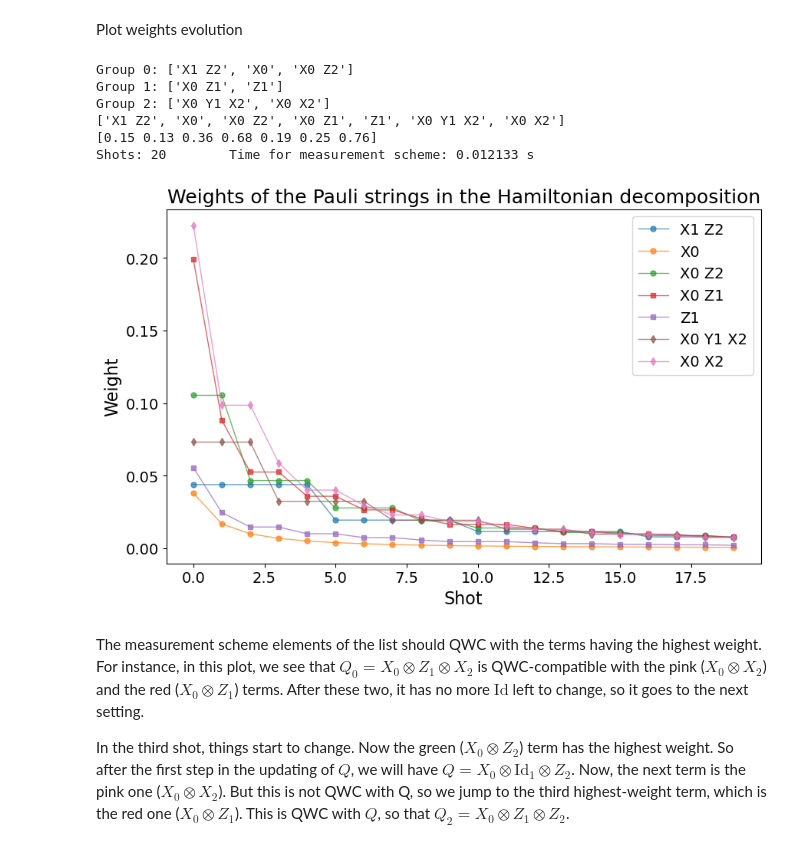
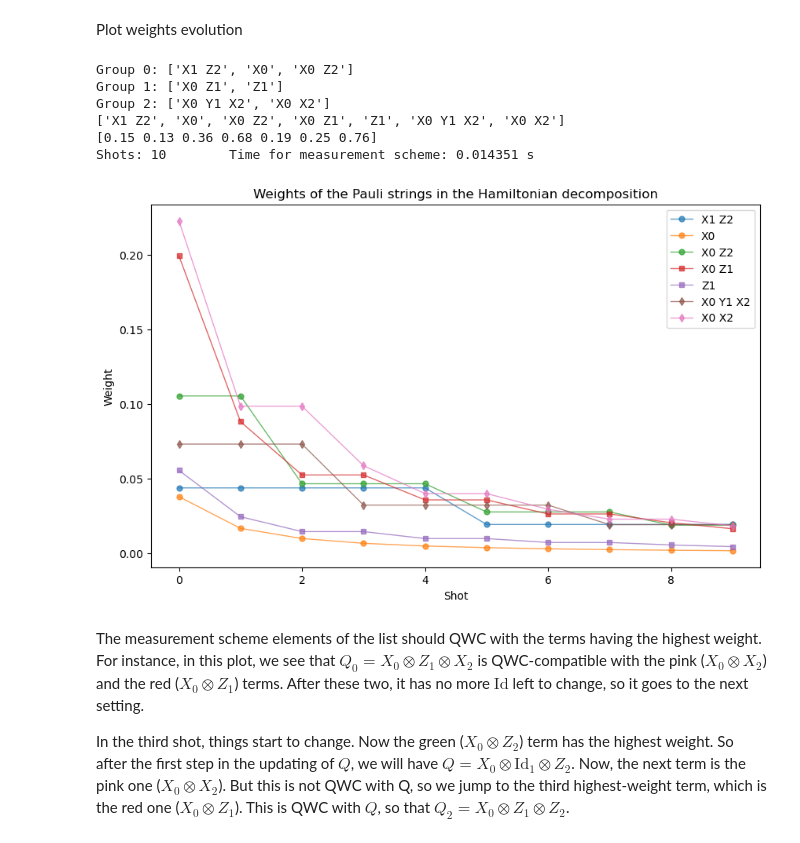
Before and after one commit to Marshhall/Physics_Thesis, a Jupyter notebook: shadow_grouping.ipynb, the cells around one changed output. Cells and saved outputs as stored; diff of their text form; code cells hidden in the pictures.

```diff
--- a/shadow_grouping.ipynb
+++ b/shadow_grouping.ipynb
@@ -618,37 +618,37 @@ for i, group in enumerate(grouped_obs):
     print(f"Group {i}: {[format_pauli_word(obs) for obs in group]}")
 
 print([format_pauli_word(op) for op in H.ops])
 print(H.coeffs)
 
-meas_scheme, weights_tracker = get_measurement_scheme(Ham=format_hamiltonian(H), n_shots=20, return_weights=True)
+meas_scheme, weights_tracker = get_measurement_scheme(Ham=format_hamiltonian(H), n_shots=10, return_weights=True)
 weights_tracker = np.transpose(weights_tracker)
 
 marker_dict = {}
 markers = ['o', 's', 'd', '^', 'v', '<', '>', 'p', '*', 'h', 'H', '+', 'x', '|', '_']
 for group_idx, group in enumerate(grouped_obs):
     for obs in group:
         marker_dict[obs] = markers[group_idx % len(markers)]
 
 
 fig, ax = plt.subplots(figsize=(10, 6))
 
 for i in range(len(weights_tracker)):
     ax.plot(weights_tracker[i], marker=marker_dict[H.ops[i]], markersize=5, alpha=0.7, lw=1, label=format_pauli_word(H.ops[i]))
 
 ax.set_xlabel("Shot")
 ax.set_ylabel("Weight")
 ax.set_title("Weights of the Pauli strings in the Hamiltonian decomposition")
 ax.legend()
 plt.show()
-fig.savefig("Plots/weights.png", dpi=800)
+fig.savefig(f"Plots/weights_10.png", dpi=800)
 # %% [output]
 Group 0: ['X1 Z2', 'X0', 'X0 Z2']
 Group 1: ['X0 Z1', 'Z1']
 Group 2: ['X0 Y1 X2', 'X0 X2']
 ['X1 Z2', 'X0', 'X0 Z2', 'X0 Z1', 'Z1', 'X0 Y1 X2', 'X0 X2']
 [0.15 0.13 0.36 0.68 0.19 0.25 0.76]
-Shots: 20        Time for measurement scheme: 0.012133 s
+Shots: 10        Time for measurement scheme: 0.014351 s
-[figure, old version]
+[figure, new version]
 # %% [markdown]
 The measurement scheme elements of the list should QWC with the terms having the highest weight. For instance, in this plot, we see that $Q_0 = X_0 \otimes Z_1 \otimes X_2$ is QWC-compatible with the pink ($X_0\otimes X_2$) and the red ($X_0 \otimes Z_1$) terms. After these two, it has no more $\text{Id}$ left to change, so it goes to the next setting.
 
```
Also changed, not shown: parts of 4 cells of this notebook, 4 other files.
